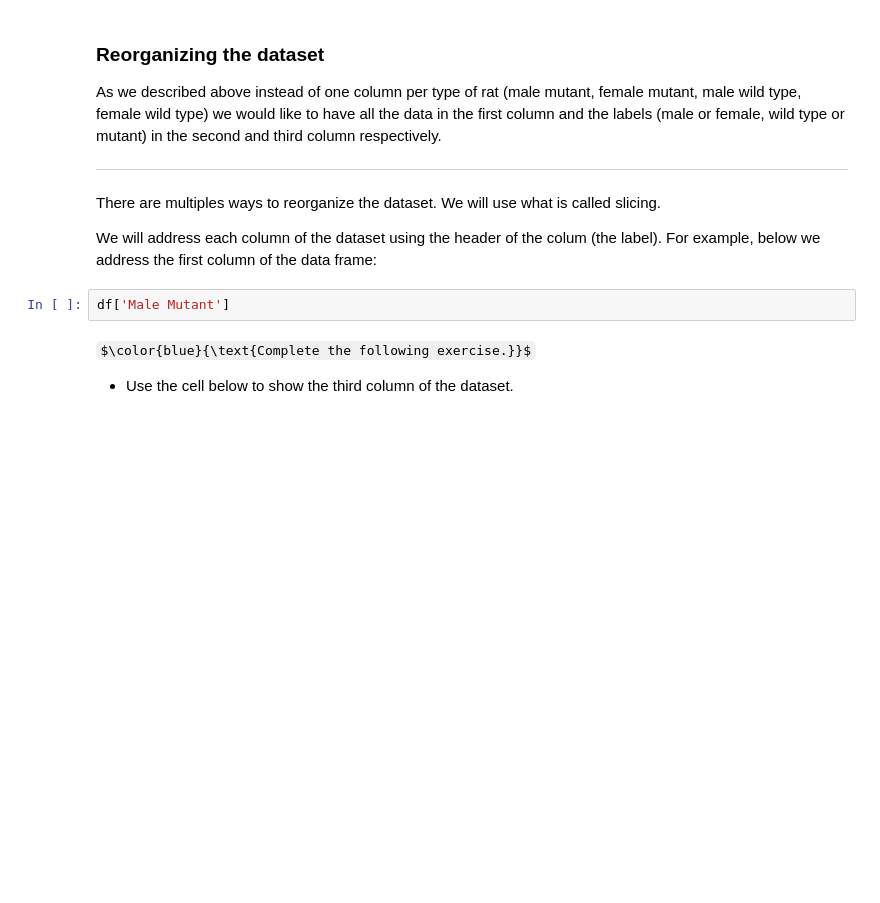
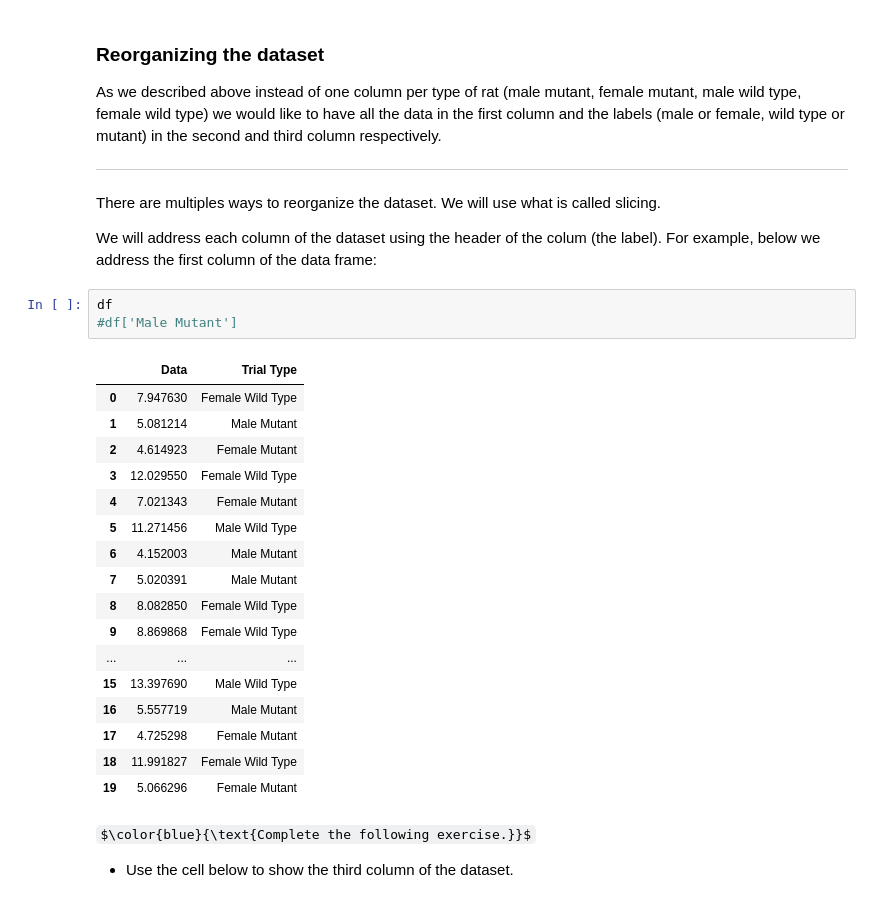
Before and after one commit to mrfrmtz/FDSPython, a Jupyter notebook: tutorial016-Pandas-DataWrangling.ipynb, the cells around one changed output. Saved outputs shown, nothing was run; the diff lists cells and outputs as text; some formulas as TeX source; blank space fills up the shorter version.

Commit message:
uhhh data

```diff
--- a/tutorial016-Pandas-DataWrangling.ipynb
+++ b/tutorial016-Pandas-DataWrangling.ipynb
@@ -166,7 +168,26 @@ There are multiples ways to reorganize the dataset. We will use what is called s
 
 We will address each column of the dataset using the header of the colum (the label). For example, below we address the first column of the data frame:
 # %%
-df['Male Mutant']
+df
+#df['Male Mutant']
+# %% [output]
+|  | Data | Trial Type |
+| 0 | 7.947630 | Female Wild Type |
+| 1 | 5.081214 | Male Mutant |
+| 2 | 4.614923 | Female Mutant |
+| 3 | 12.029550 | Female Wild Type |
+| 4 | 7.021343 | Female Mutant |
+| 5 | 11.271456 | Male Wild Type |
+| 6 | 4.152003 | Male Mutant |
+| 7 | 5.020391 | Male Mutant |
+| 8 | 8.082850 | Female Wild Type |
+| 9 | 8.869868 | Female Wild Type |
+| ... | ... | ... |
+| 15 | 13.397690 | Male Wild Type |
+| 16 | 5.557719 | Male Mutant |
+| 17 | 4.725298 | Female Mutant |
+| 18 | 11.991827 | Female Wild Type |
+| 19 | 5.066296 | Female Mutant |
 # %% [markdown]
 $\color{blue}{\text{Complete the following exercise.}}$
 
```
Also changed, not shown: parts of 1 cell of this notebook, 1 other file.
